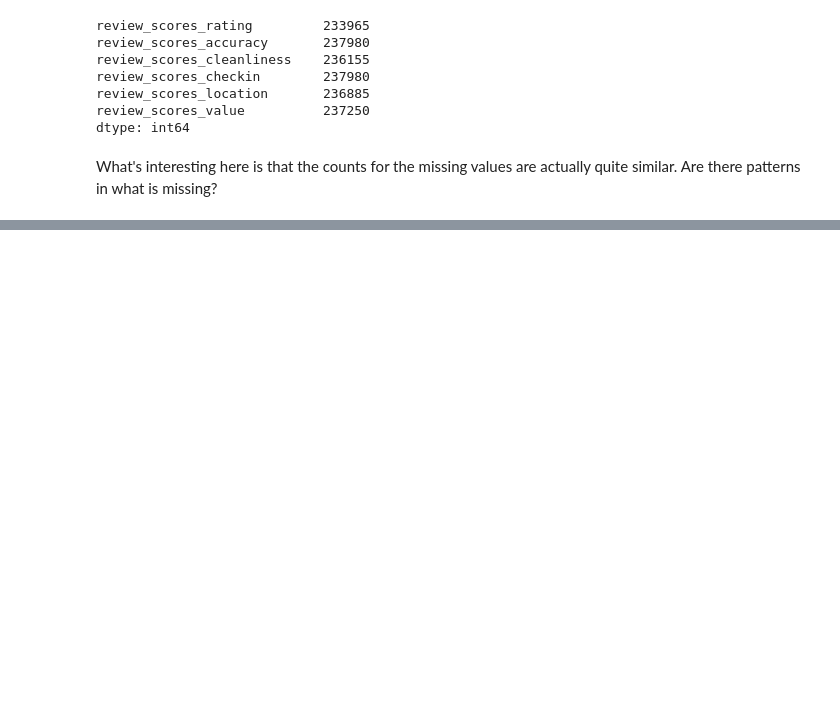
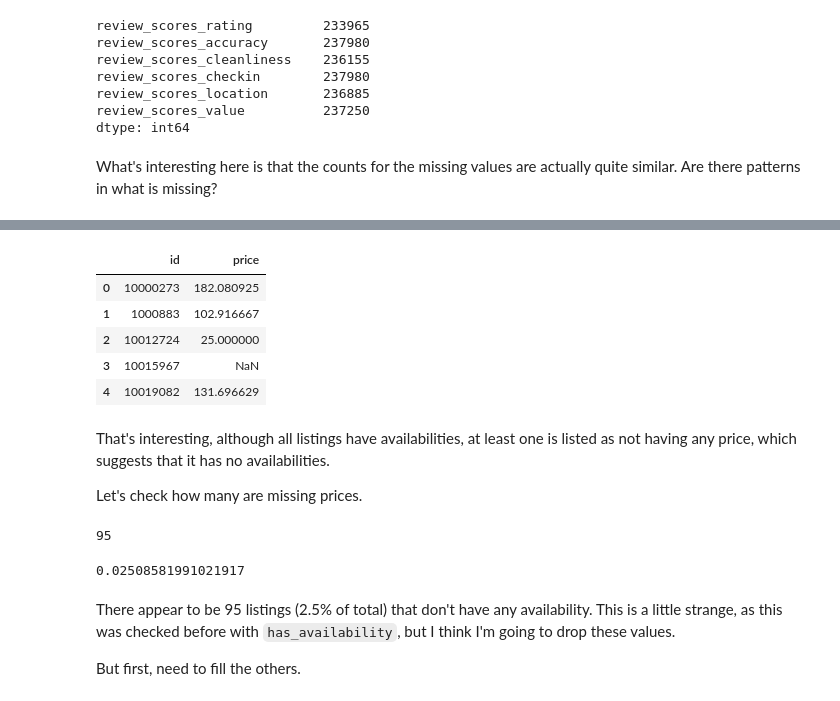
Before and after one commit to rebeccaebarnes/DSND-Project-4, a Jupyter notebook: seattle_airbnb_exploration.ipynb, the cells around one changed output, grey strips where cells are left out. Cells and saved outputs as stored; diff of their text form; code cells hidden in the pictures; blank space fills up the shorter version.

```diff
--- a/seattle_airbnb_exploration.ipynb
+++ b/seattle_airbnb_exploration.ipynb
@@ -1124,0 +1173,27 @@ KeyboardInterrupt:
+# %%
+# Get mean price per listing
+mean_price = df_missing.groupby('id')['price'].mean().reset_index()
+mean_price.head()
+# %% [output]
+|  | id | price |
+| 0 | 10000273 | 182.080925 |
+| 1 | 1000883 | 102.916667 |
+| 2 | 10012724 | 25.000000 |
+| 3 | 10015967 | NaN |
+| 4 | 10019082 | 131.696629 |
+# %% [markdown]
+That's interesting, although all listings have availabilities, at least one is listed as not having any price, which suggests that it has no availabilities.
+
+Let's check how many are missing prices.
+# %%
+mean_price.price.isna().sum()
+# %% [output]
+95
+# %%
+mean_price.price.isna().sum() / mean_price.shape[0]
+# %% [output]
+0.02508581991021917
+# %% [markdown]
+There appear to be 95 listings (2.5% of total) that don't have any availability.  This is a little strange, as this was checked before with `has_availability`, but I think I'm going to drop these values.
+
+But first, need to fill the others.
```
Also changed, not shown: parts of 17 cells of this notebook.
